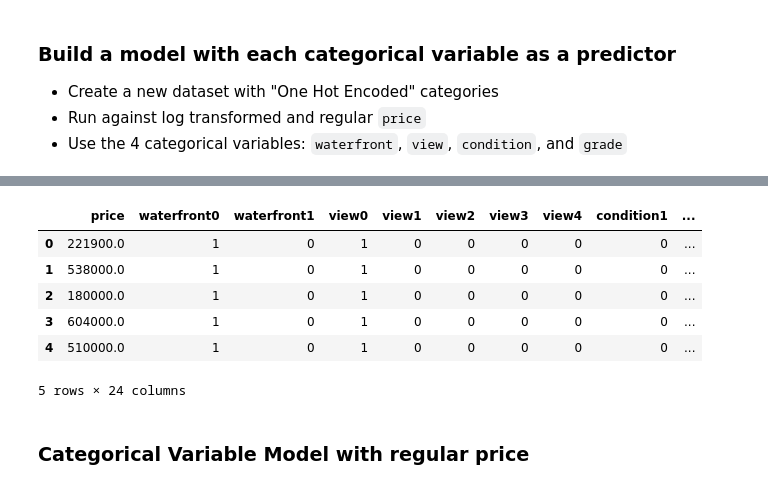
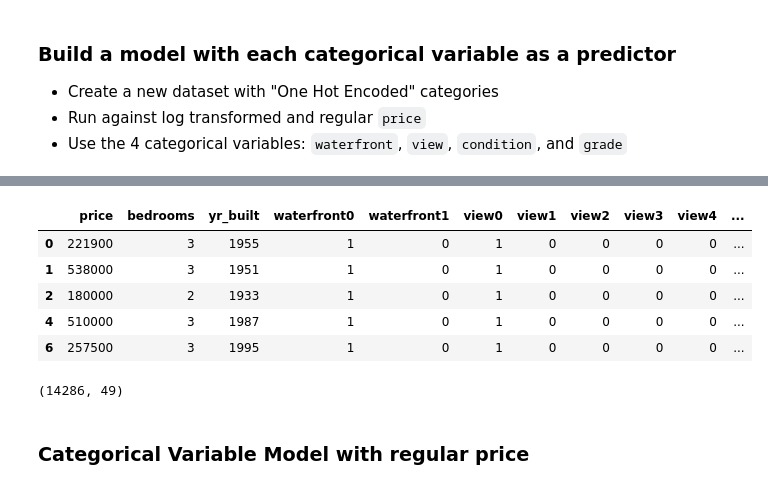
Before and after one commit to chelseapower/dsc-1-final-project-online-ds-pt-011419, a Jupyter notebook: student.ipynb, the cells around one changed output, grey strips where cells are left out. Saved outputs shown, nothing was run; the diff lists cells and outputs as text; code cells hidden in the pictures.

```diff
--- a/student.ipynb
+++ b/student.ipynb
@@ -229,0 +321,3 @@ df['sqft_basement'] = pd.to_numeric(df["sqft_basement"], errors = 'coerce').fill
+# %%
+df = pd.merge(df,df_zip,how='left', on='zipcode')
+df.head()
@@ -249,3 +355,3 @@ heatmap = sns.heatmap(correlation, annot=True, linewidths=0, vmin=-1, cmap="RdBu
 # %%
-# Remove ID
-df_pred = df.drop(['id'], axis=1)
+# Remove ID, long, lat, date, waterfront, zipcode, yr_renovated, sqft_basement, and sqft_living
+df_pred = df.drop(['id','long','lat','date','zipcode','yr_renovated','sqft_basement','sqft_living'], axis=1, inplace=False)
@@ -269,4 +398,7 @@ df_pred.hist(figsize = [16, 14]);
 # %%
+# Drop price above 600,000
+df_pred.drop(df_pred[ df_pred['price'] > 600000 ].index, inplace=True)
+
 # Drop bedrooms 5 or more
 df_pred.drop(df_pred[ df_pred['bedrooms'] > 5 ].index, inplace=True)
 
@@ -276,20 +408,14 @@ df_pred.drop(df_pred[ (df_pred['bathrooms'] <= 0) & (df_pred['bathrooms'] >= 4)
 # Drop sqft_above above 4,000
 df_pred.drop(df_pred[ df_pred['sqft_above'] > 4000 ].index, inplace=True)
 
-# Drop sqft_basement above l,000
-df_pred.drop(df_pred[ df_pred['sqft_basement'] > 1000 ].index, inplace=True)
-
-# Drop sqft_living above 4,000
-df_pred.drop(df_pred[ df_pred['sqft_living'] > 4000 ].index, inplace=True)
-
 # Drop sqft_living15 above 4,000
 df_pred.drop(df_pred[ df_pred['sqft_living15'] > 4000 ].index, inplace=True)
 
 # Drop sqft_lot above 30,000
 df_pred.drop(df_pred[ df_pred['sqft_lot'] > 30000 ].index, inplace=True)
 
-# Drop sqft_lot15 above 20,000
-df_pred.drop(df_pred[ df_pred['sqft_lot15'] > 20000 ].index, inplace=True)
+# Drop sqft_lot15 above 500,000
+df_pred.drop(df_pred[ df_pred['sqft_lot15'] > 500000 ].index, inplace=True)
 # %%
 # Show histogram again with dropped outliners
 df_pred.hist(figsize = [16, 14]);
@@ -486,10 +585,8 @@ pd.DataFrame(results)
 * Use the 4 categorical variables: `waterfront`, `view`, `condition`, and `grade`
 # %%
 # Create new data set with only price and the category variables
-df_categories = df_pred.drop(['date','bedrooms','bathrooms','sqft_living',
-                                 'sqft_lot','floors','sqft_above','sqft_basement',
-                                 'yr_built', 'yr_renovated','zipcode','lat', 'long',
-                             'sqft_living15', 'sqft_lot15'], axis=1)
+df_categories = df_pred.drop(['bathrooms','sqft_lot','floors','sqft_above',
+                              'sqft_living15','sqft_lot15'], axis=1)
 # %%
 # One Hot Encode the category data set
 one_hot_df = pd.get_dummies(df_categories)
@@ -515,19 +612,28 @@ memory usage: 664.9 KB
 # %%
 # Rename the columns / remove the ".0"
-one_hot_df.columns = ['price','waterfront0','waterfront1','view0',
-                     'view1','view2','view3','view4','condition1',
-                     'condition2','condition3','condition4','condition5',
-                     'grade3','grade4','grade5','grade6','grade7','grade8',
-                     'grade9','grade10','grade11','grade12','grade13',]
+one_hot_df.columns = ['price','bedrooms','yr_built','waterfront0','waterfront1',
+                      'view0','view1','view2','view3','view4','condition1',
+                      'condition2','condition3','condition4','condition5',
+                      'grade3','grade4','grade5','grade6','grade7','grade8',
+                      'grade9','grade10','grade11','grade12','grade13','city_Auburn',
+                      'city_Bellevue','city_Black_Diamond','city_Bothell',
+                      'city_Carnation','city_Duvall','city_Enumclaw','city_Fall_City',
+                      'city_Federal_Way','city_Issaquah','city_Kenmore','city_Kent',
+                      'city_Kirkland','city_Maple_Valley','city_Mercer_Island',
+                      'city_North_Bend','city_Redmond','city_Renton','city_Sammamish',
+                      'city_Seattle','city_Snoqualmie','city_Vashon','city_Woodinville']
 one_hot_df.head()
 # %% [output]
-|  | price | waterfront0 | waterfront1 | view0 | view1 | view2 | view3 | view4 | condition1 | ... |
-| 0 | 221900.0 | 1 | 0 | 1 | 0 | 0 | 0 | 0 | 0 | ... |
-| 1 | 538000.0 | 1 | 0 | 1 | 0 | 0 | 0 | 0 | 0 | ... |
-| 2 | 180000.0 | 1 | 0 | 1 | 0 | 0 | 0 | 0 | 0 | ... |
-| 3 | 604000.0 | 1 | 0 | 1 | 0 | 0 | 0 | 0 | 0 | ... |
-| 4 | 510000.0 | 1 | 0 | 1 | 0 | 0 | 0 | 0 | 0 | ... |
+|  | price | bedrooms | yr_built | waterfront0 | waterfront1 | view0 | view1 | view2 | view3 | view4 | ... |
+| 0 | 221900 | 3 | 1955 | 1 | 0 | 1 | 0 | 0 | 0 | 0 | ... |
+| 1 | 538000 | 3 | 1951 | 1 | 0 | 1 | 0 | 0 | 0 | 0 | ... |
+| 2 | 180000 | 2 | 1933 | 1 | 0 | 1 | 0 | 0 | 0 | 0 | ... |
+| 4 | 510000 | 3 | 1987 | 1 | 0 | 1 | 0 | 0 | 0 | 0 | ... |
+| 6 | 257500 | 3 | 1995 | 1 | 0 | 1 | 0 | 0 | 0 | 0 | ... |
-5 rows × 24 columns
+# %%
+one_hot_df.shape
+# %% [output]
+(14286, 49)
 # %% [markdown]
 ### Categorical Variable Model with regular price
 # %%
```
Also changed, not shown: parts of 74 cells of this notebook, 2 other files.
